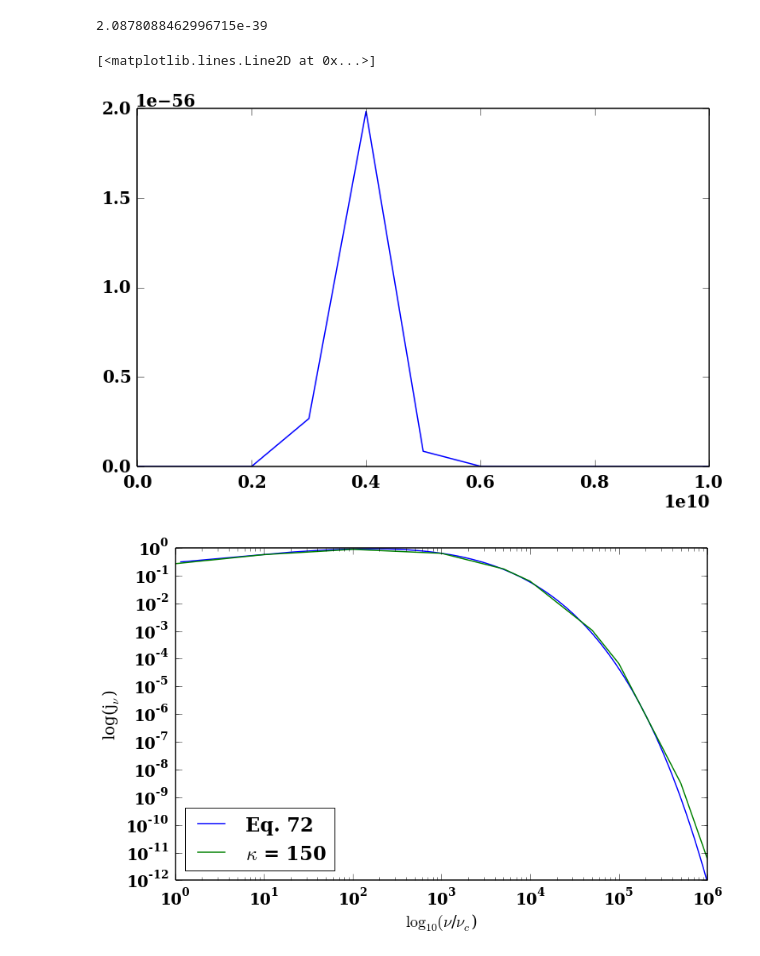
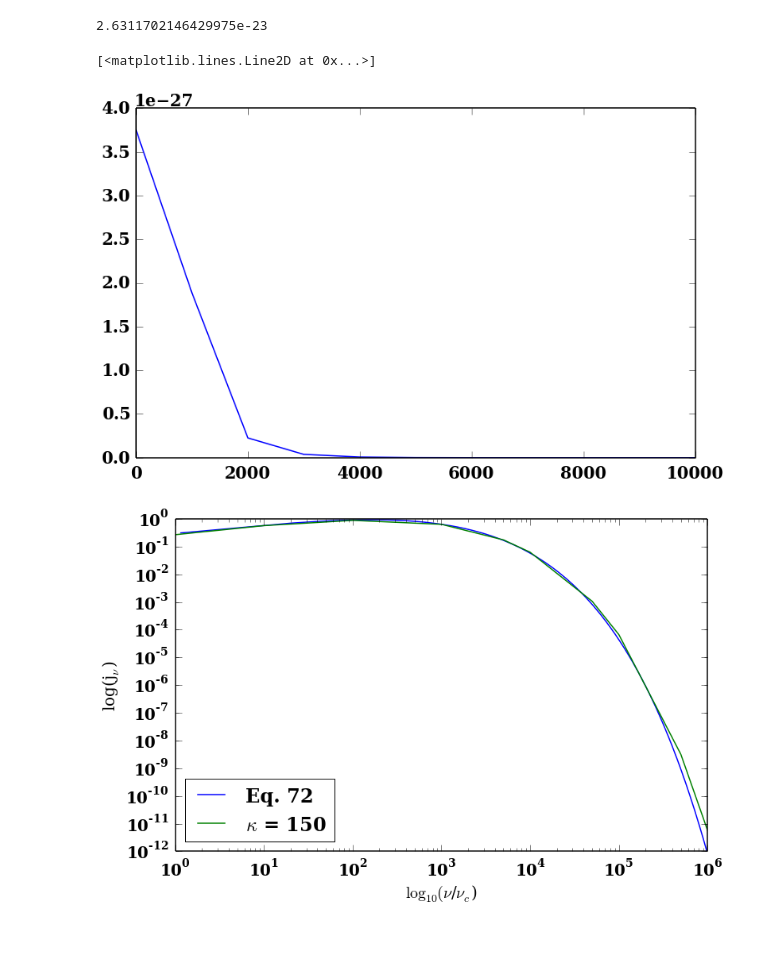
Before and after one commit to aapandy2/kappa_distributions, a Jupyter notebook: jnu_calculator_kappa.ipynb, the cells around one changed output. Cells and saved outputs as stored; diff of their text form; code cells hidden in the pictures.

```diff
--- a/jnu_calculator_kappa.ipynb
+++ b/jnu_calculator_kappa.ipynb
@@ -226,12 +54,12 @@ nu_c = (e * B)/(2 * np.pi * m * c)
 
 
 #parameters for the kappa distribution
-kappa = 3.5
-gamma_cutoff = 100.
+kappa = 1.5
+gamma_cutoff = 1000.
 
 #variables to be set (frequency, observer angle, width of delta function, electron number density,
 # sum index n)
-nu = 7.5e6 * nu_c
+nu = 1.e0 * nu_c
 theta = np.pi/3.
 epsilon = 0.01
 n_e = 1.
@@ -243,7 +71,7 @@ n_max = 30
 #eq. 67 gives location of peak for n integration for thermal; in
 #the n integration we integrate from end of sum (n_max) to C * n_peak_67
 C = 1.
-n_peak = 0.8e10
+n_peak = 0.6e4
 
 def K_s(gamma, n):
     beta = np.sqrt(1. - 1./gamma**2.)
@@ -321,46 +149,46 @@ def n_summation(n_max):
 
 n_summation(n_max)
 # %% [output]
-2.0878088462996715e-39
+2.6311702146429975e-23
 # %%
 #calculates and plots the peak on the n_summation and n_integration
-nu = 7.5e6 * nu_c
+nu = 1e0 * nu_c
 #n_max = int(nu / nu_c * 1e4)
-n_max = int(1e10)
+n_max = int(1e4)
 n_minus = (nu/nu_c) * abs(np.sin(theta))
 if(n_max < 1000):
     step = 1
 else:
     step = int((n_max - n_minus - 1.)/10)
 
 
 ans = {}
 n = {}
 def gamma_integration_result(n):
     gamma_minus = ((n*nu_c)/nu - abs(np.cos(theta)) * np.sqrt(((n*nu_c)/nu)**2. - (np.sin(theta))**2.))/(np.sin(theta))**2.
     gamma_plus = ((n*nu_c)/nu + abs(np.cos(theta)) * np.sqrt(((n*nu_c)/nu)**2. - (np.sin(theta))**2.))/(np.sin(theta))**2.
 
     def integrand(gamma):
         f = gamma_integrand(gamma, n)
         return f
     result = quad(integrand, gamma_minus, gamma_plus, epsabs = 1e-1)[0]
     return result
 
 
 a = 0
 for i in xrange(int(n_minus + 1.), n_max + int(n_minus + 1.), step):
     ans[a] = gamma_integration_result(i)
     n[a] = i
     a = a + 1
 
 
 #print ans
 #print int(n_minus + 1)
 
 pl.plot(n.values(), ans.values())
 # %% [output]
 [<matplotlib.lines.Line2D at 0x...>]
-[figure, old version]
+[figure, new version]
 # %%
 #plots for kappa = 150 vs MJ and MJ fitting function
 
```
Also changed, not shown: parts of 1 cell of this notebook, 4 other files.
